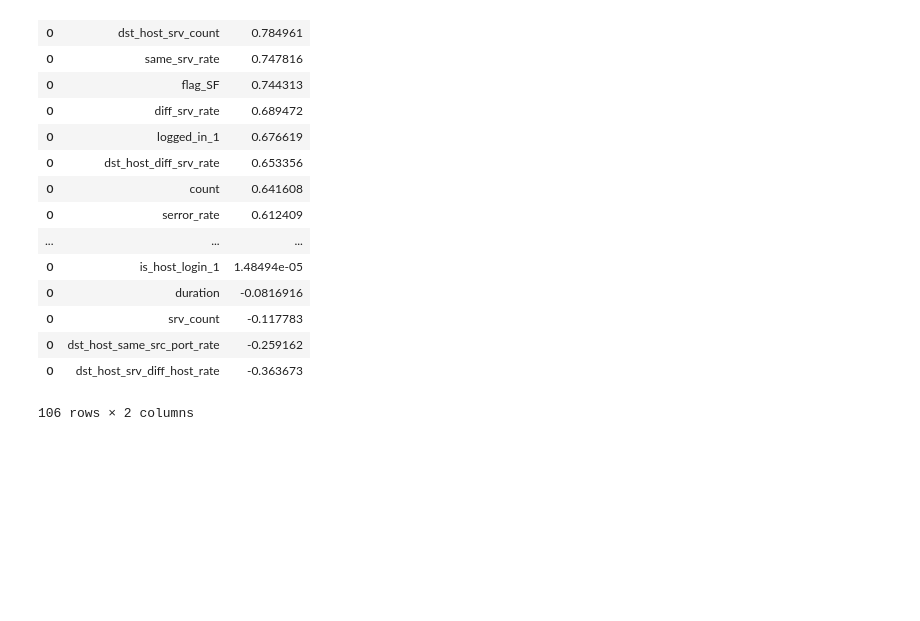
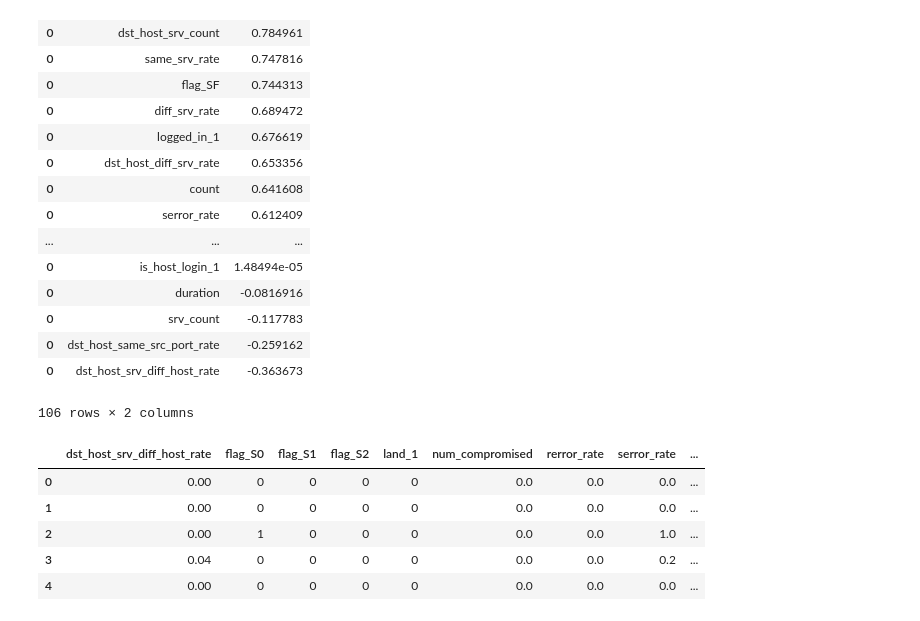
Before and after one commit to devarun07/Analytix, a Jupyter notebook: Projects/3. Network Intrusion Detection System/Project-3.ipynb, the cells around one changed output. Saved outputs shown, nothing was run; the diff lists cells and outputs as text; code cells hidden in the pictures; blank space fills up the shorter version.

```diff
--- a/Projects/3. Network Intrusion Detection System/Project-3.ipynb
+++ b/Projects/3. Network Intrusion Detection System/Project-3.ipynb
@@ -6,7 +6,7 @@ from matplotlib import pyplot as plt
 import pandas_profiling
 from sklearn.preprocessing import OneHotEncoder, LabelEncoder
 # %%
-data = pd.read_csv('F:\\Analytix\\Git\\Analytix\\Projects\\3. Network Intrusion Detection System\\NSL_Dataset\\train.txt',header=None)
+data = pd.read_csv('C:\\Analytix\\Git\\Analytix\\Projects\\3. Network Intrusion Detection System\\NSL_Dataset\\train.txt',header=None)
 data.head()
 # %% [output]
 |  | 0 | 1 | 2 | 3 | 4 | 5 | 6 | 7 | 8 | 9 | ... | ... |
@@ -579,3 +526,14 @@ X = data_new[data_new.columns.difference(['target'])]
 logreg = LogisticRegression()
 rfe = RFE(logreg, 15)
 rfe = rfe.fit(X, data_new['target'])
+# %%
+rfe_features = X.columns[rfe.get_support()]
+selected_features_from_RFE = X[rfe_features]
+selected_features_from_RFE.head()
+# %% [output]
+|  | dst_host_srv_diff_host_rate | flag_S0 | flag_S1 | flag_S2 | land_1 | num_compromised | rerror_rate | serror_rate | ... |
+| 0 | 0.00 | 0 | 0 | 0 | 0 | 0.0 | 0.0 | 0.0 | ... |
+| 1 | 0.00 | 0 | 0 | 0 | 0 | 0.0 | 0.0 | 0.0 | ... |
+| 2 | 0.00 | 1 | 0 | 0 | 0 | 0.0 | 0.0 | 1.0 | ... |
+| 3 | 0.04 | 0 | 0 | 0 | 0 | 0.0 | 0.0 | 0.2 | ... |
+| 4 | 0.00 | 0 | 0 | 0 | 0 | 0.0 | 0.0 | 0.0 | ... |
```
Also changed, not shown: parts of 13 cells of this notebook.
